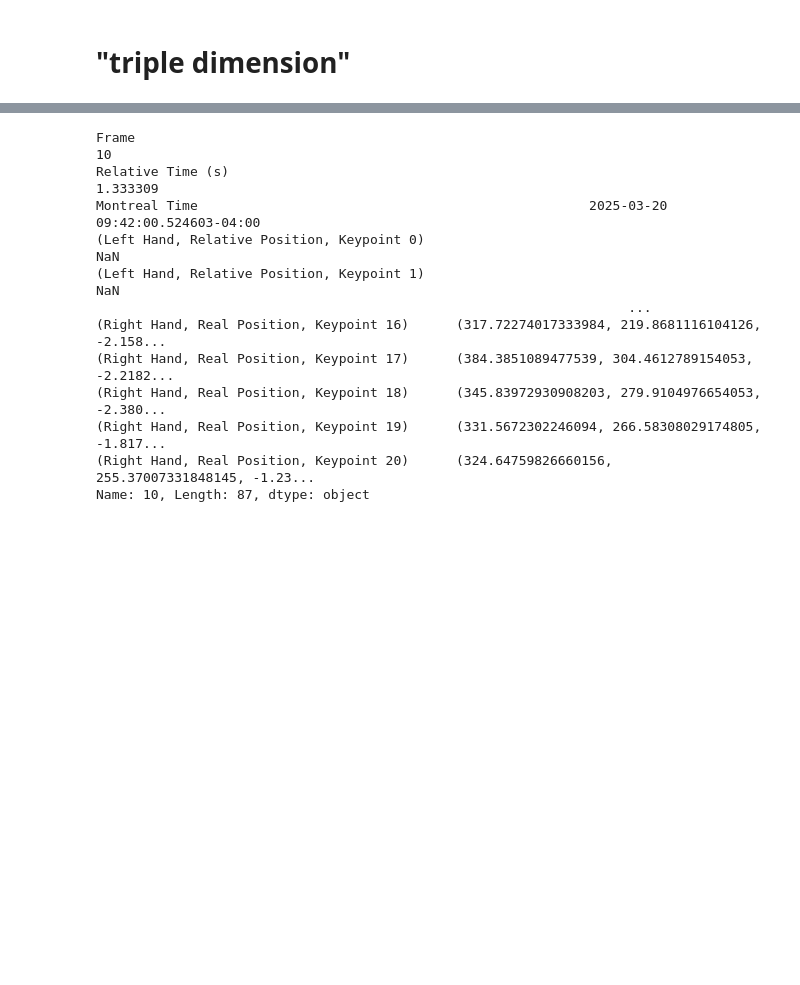
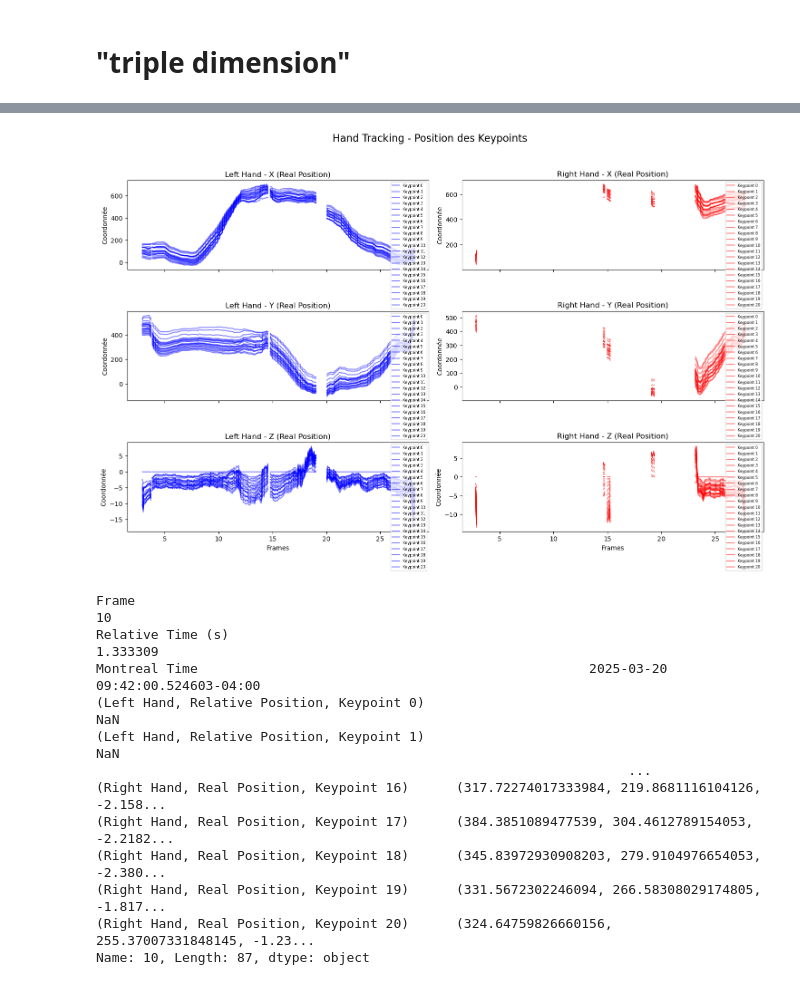
Before and after one commit to Agoist654/sfe, a Jupyter notebook: hand_landmarker(1).ipynb, the cells around one changed output, grey strips where cells are left out. Cells and saved outputs as stored; diff of their text form; code cells hidden in the pictures; blank space fills up the shorter version.

Commit message:
Add files via upload
feat: plot a basic graph

```diff
--- a/hand_landmarker(1).ipynb
+++ b/hand_landmarker(1).ipynb
@@ -1320,7 +1320,7 @@ multi_columns = pd.MultiIndex.from_product(
 df = pd.DataFrame(columns=["Frame", "Relative Time (s)", "Montreal Time"] + list(multi_columns))
 
 # Capture vidéo et extraction des keypoints
-def capture(camera=0, video_output="output.avi", data_output="hand_tracking_data.csv"):
+def capture(camera=0,keypoints_data=True, video_output="output.avi", data_output="hand_tracking_data.csv"):
     hands = mp_hands.Hands(
         static_image_mode=False,
         max_num_hands=2,
@@ -1376,6 +1376,7 @@ def capture(camera=0, video_output="output.avi", data_output="hand_tracking_data
 
                 # Dessin des landmarks
                 mp_drawing.draw_landmarks(image, hand_landmarks, mp_hands.HAND_CONNECTIONS)
+                comp_disp_keypoints(image, frame, hand_landmarks, keypoints_data)
 
         # Ajout de la ligne au DataFrame
         frames_data.append(frame_data)
@@ -1405,6 +1406,6 @@ def capture(camera=0, video_output="output.avi", data_output="hand_tracking_data
     return df
 # %%
 # Exécution de la capture
-df = capture()
+df = capture(0, keypoints_data=True,video_output="checktime.avi")
 # %% [output]
 📁 Données enregistrées dans hand_tracking_data.csv
@@ -1456,3 +1437,38 @@ df.describe
+# %%
+import matplotlib.pyplot as plt
+
+def plot_hand_tracking(df):
+    frames = df["Relative Time (s)"]
+    fig, axes = plt.subplots(3, 2, figsize=(15, 10), sharex=True)
+    fig.suptitle("Hand Tracking - Position des Keypoints", fontsize=16)
+
+    colors = {"Left Hand": "blue", "Right Hand": "red"}
+
+    for hand in ["Left Hand", "Right Hand"]:
+        for coord, ax, title in zip(["x", "y", "z"], axes[:, 0 if hand == "Left Hand" else 1], ["X", "Y", "Z"]):
+            for keypoint in [f"Keypoint {i}" for i in range(21)]:
+                # Vérifier que la colonne existe et contient bien des tuples
+                if (hand, "Real Position", keypoint) in df.columns:
+                    data = df[(hand, "Real Position", keypoint)].apply(
+                        lambda t: t[0] if isinstance(t, tuple) and coord == "x" else
+                                  (t[1] if isinstance(t, tuple) and coord == "y" else
+                                   (t[2] if isinstance(t, tuple) else None))
+                    )
+                    ax.plot(frames, data, label=keypoint, color=colors[hand], alpha=0.5)
+
+            ax.set_title(f"{hand} - {title} (Real Position)")
+            ax.set_ylabel("Coordonnée")
+            ax.legend(fontsize=6, loc="upper right")
+
+    axes[2, 0].set_xlabel("Frames")
+    axes[2, 1].set_xlabel("Frames")
+
+    plt.tight_layout(rect=[0, 0.03, 1, 0.95])
+    plt.show()
+# %%
+plot_hand_tracking(df)
+# %% [output]
+[figure, added]
 # %%
 df.loc[10]
 # %% [output]
```
Also changed, not shown: parts of 3 cells of this notebook.
